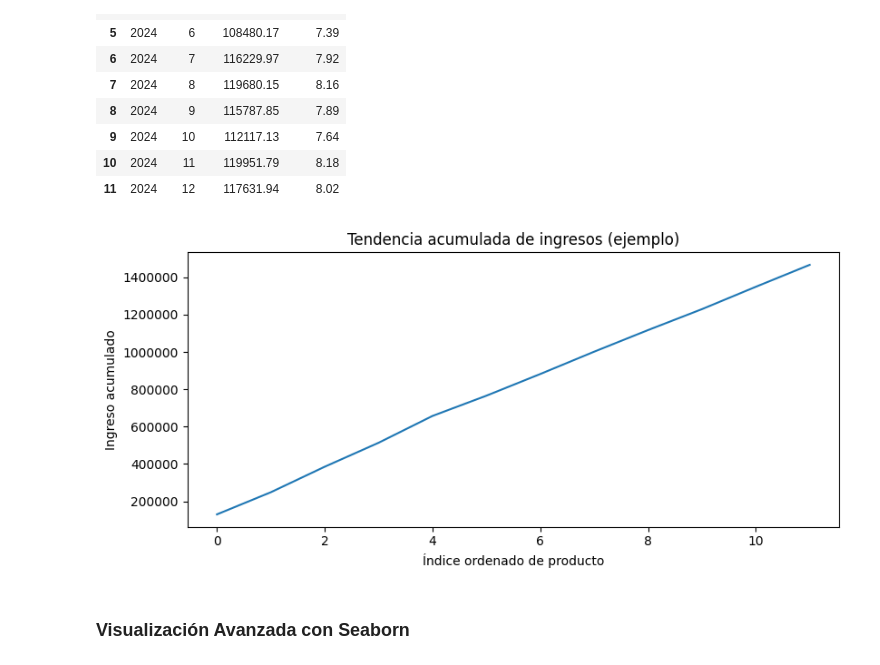
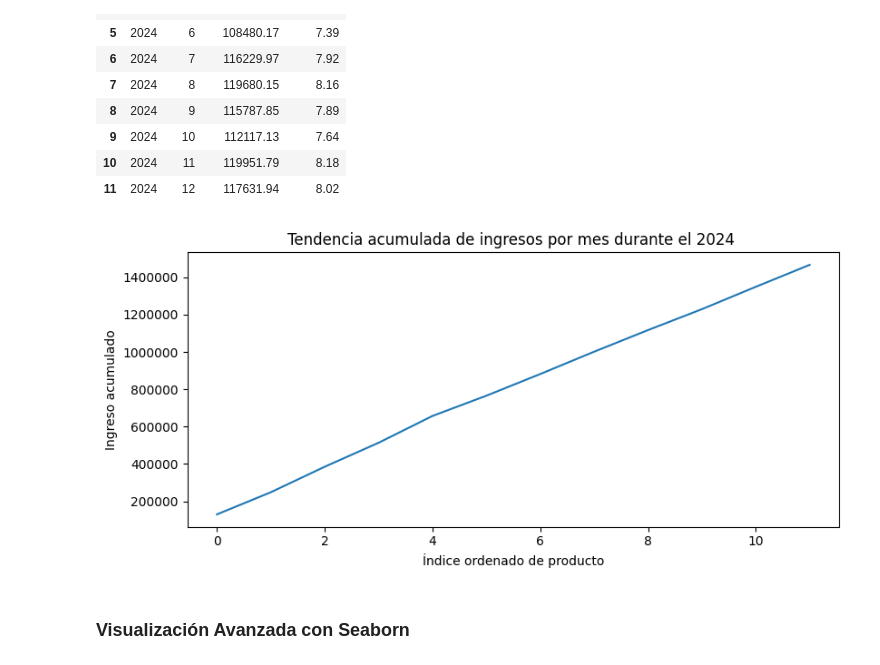
Before and after one commit to dataccounting/Sanvido-Gonzalo-comision-26252-TPI-data-analytics, a Jupyter notebook: Sanvido_Gonzalo_comision_25262_TPI_data_analytics.ipynb, the cells around one changed output. Drawn from its saved outputs; the diff is of its cells as text; code cells hidden in the pictures.

```diff
--- a/Sanvido_Gonzalo_comision_25262_TPI_data_analytics.ipynb
+++ b/Sanvido_Gonzalo_comision_25262_TPI_data_analytics.ipynb
@@ -1565,31 +1565,31 @@ resumen_prod_2.head(20)
 # %%
 
 pd.set_option('display.float_format', '{:.2f}'.format)
 
 ## ventas acumuladas a travez del año
 
 valores = resumen_prod_2['total_ventas']
 acum = np.cumsum(valores)                                     # acumulado simple (ejemplo)
 
 plt.figure(figsize=(8, 4))   # tamaño del gráfico
 plt.plot(acum)               # línea simple
-plt.title('Tendencia acumulada de ingresos (ejemplo)')
+plt.title('Tendencia acumulada de ingresos por mes durante el 2024 ')
 plt.xlabel('Índice ordenado de producto')
 plt.ylabel('Ingreso acumulado')
 plt.tight_layout()
 
 # --- SOLUCIÓN: DESACTIVAR LA NOTACIÓN CIENTÍFICA EN EL EJE Y ---
 # 1. Obtener el objeto de los ejes
 ax = plt.gca()
 
 # 2. Configurar el formato para el eje Y
 # Desactiva el uso de un offset y la notación científica.
 ax.get_yaxis().get_major_formatter().set_scientific(False)
 ax.get_yaxis().get_major_formatter().set_useOffset(False)
 
 
 plt.show()
 # %% [output]
-[figure, old version]
+[figure, new version]
 # %% [markdown]
 ### Visualización Avanzada con Seaborn
```
Also changed, not shown: parts of 3 cells of this notebook.
